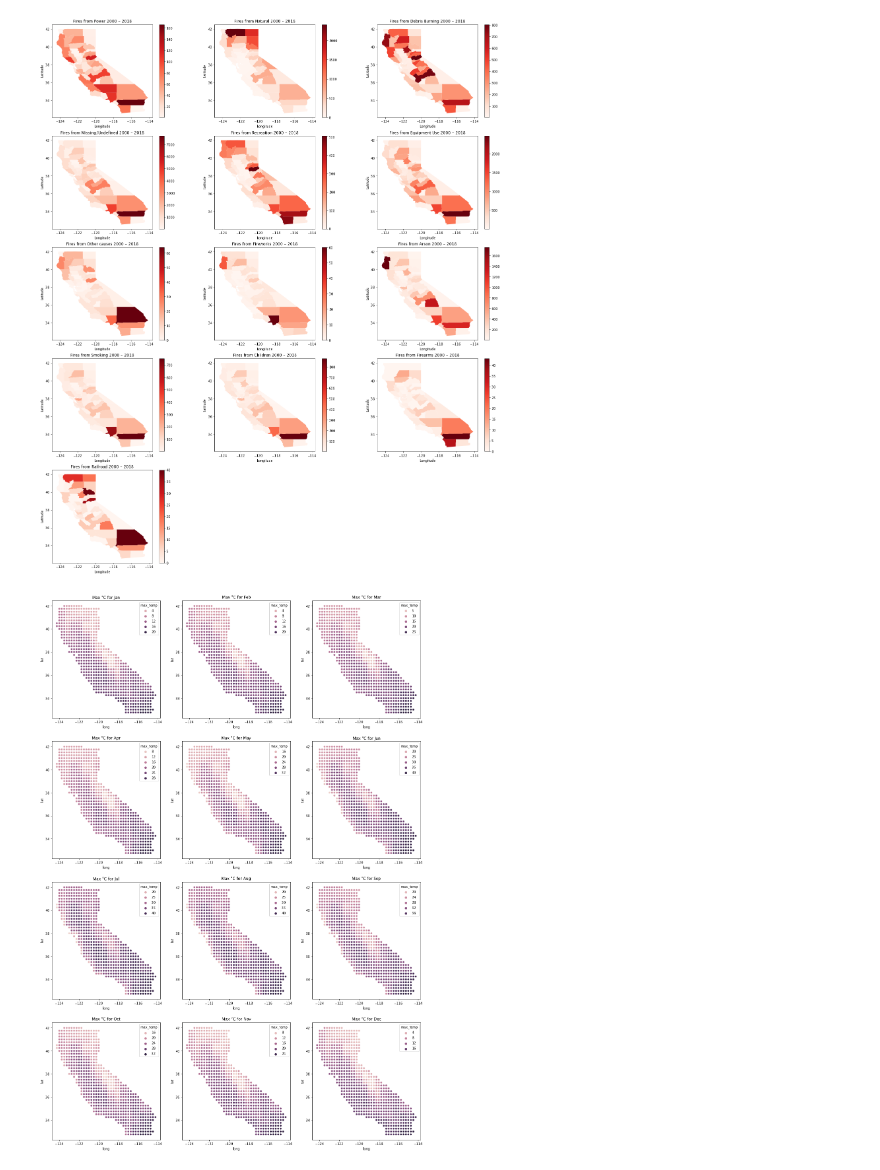
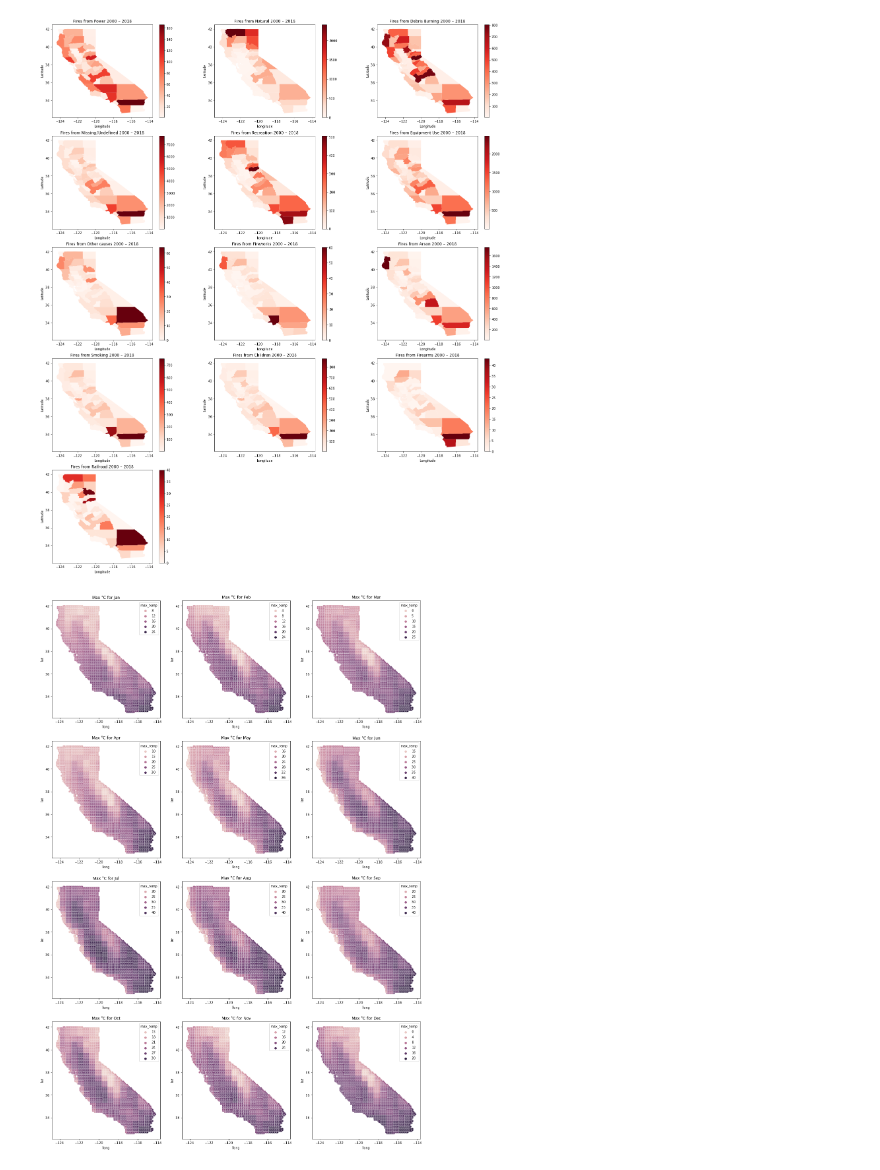
Before and after one commit to eerichmond/ml-wildfire-prediction, a Jupyter notebook: experiments/2_data_exploration.ipynb, the cells around one changed output. Saved outputs shown, nothing was run; the diff lists cells and outputs as text; code cells hidden in the pictures.

```diff
--- a/experiments/2_data_exploration.ipynb
+++ b/experiments/2_data_exploration.ipynb
@@ -20,5 +18,5 @@ import all_col_queries
 # %%
-conn = sqlite3.connect('/Users/eerichmo/Documents/fires.sqlite')
+conn = sqlite3.connect('../fires.sqlite')
 cur = conn.cursor()
 
 df_fires = pd.read_sql_query("select * from fires", conn)
@@ -295,7 +293,7 @@ plt.show()
 # %% [output]
 [figure]
 # %%
-conn = sqlite3.connect('/Users/eerichmo/Documents/fires.sqlite')
+conn = sqlite3.connect('../fires.sqlite')
 cur = conn.cursor()
 
 df_fires = pd.read_sql_query("""
@@ -340,26 +338,28 @@ for cause in df_causes.cause:
 # %% [output]
 [figure]
 # %%
-conn = sqlite3.connect('/Users/eerichmo/Documents/fires.sqlite')
+conn = sqlite3.connect('../fires.sqlite')
 cur = conn.cursor()
 
-df_temp_max = pd.read_sql_query("""
-select month, lat, long, temp_max_2m as max_temp
+df_temp_avg = pd.read_sql_query("""
+select month, lat, long, avg(temp_max_2m) as max_temp
 from weather_geo
-order by month
+where
+  date >= '2018-01-01'
+  and date < '2019-01-01'
+group by month, lat, long
+order by month, max_temp desc
 """, conn)
 
 conn.close()
 # %%
-df_temp_avg = df_temp_max.groupby(['month', 'lat', 'long']).mean().reset_index().sort_values('month', ascending=False)
-
 fig = plt.figure(figsize=(20, 30))
 
 for i in range(1, 13):
   ax = plt.subplot(4, 3, i)
   mon = datetime.datetime.strptime(str(i), "%m").strftime("%b")
 
   plt.title(f'Max °C for {mon}')
   sns.scatterplot(x='long', y='lat', data=df_temp_avg[df_temp_avg.month == i], hue='max_temp')
 # %% [output]
-[figure, old version]
+[figure, new version]
```
Also changed, not shown: parts of 8 cells of this notebook, 15 other files.
